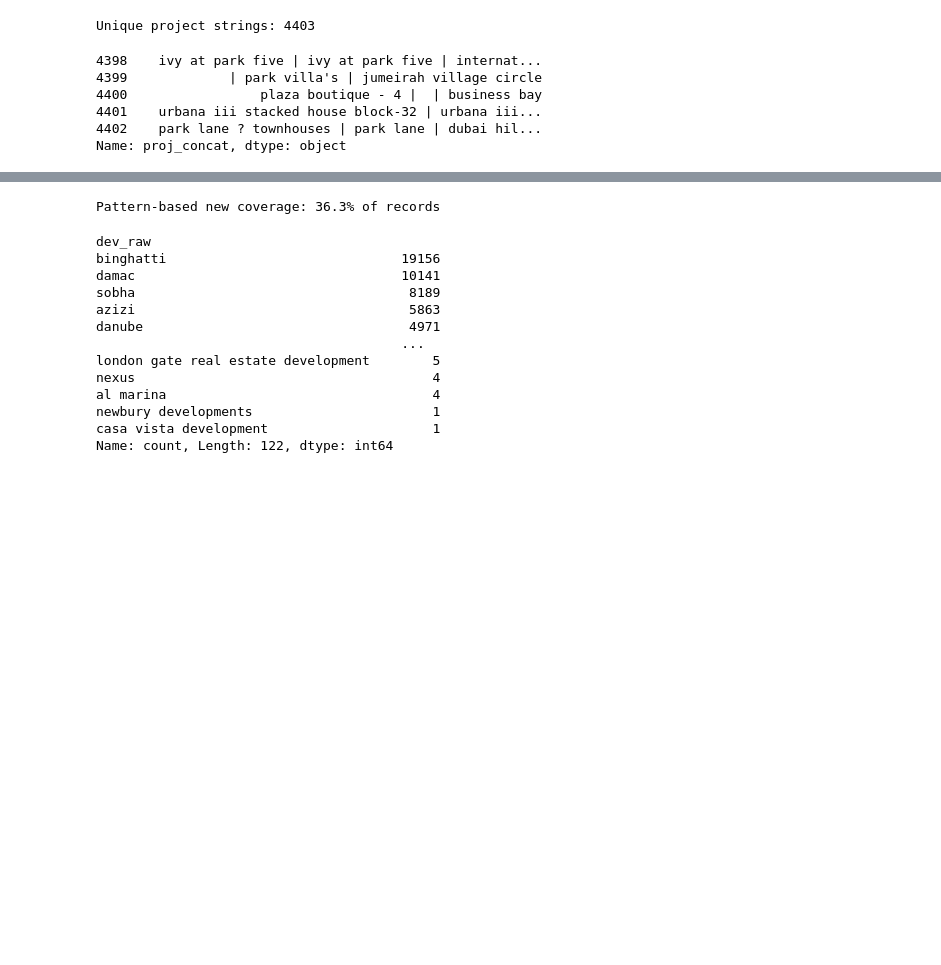
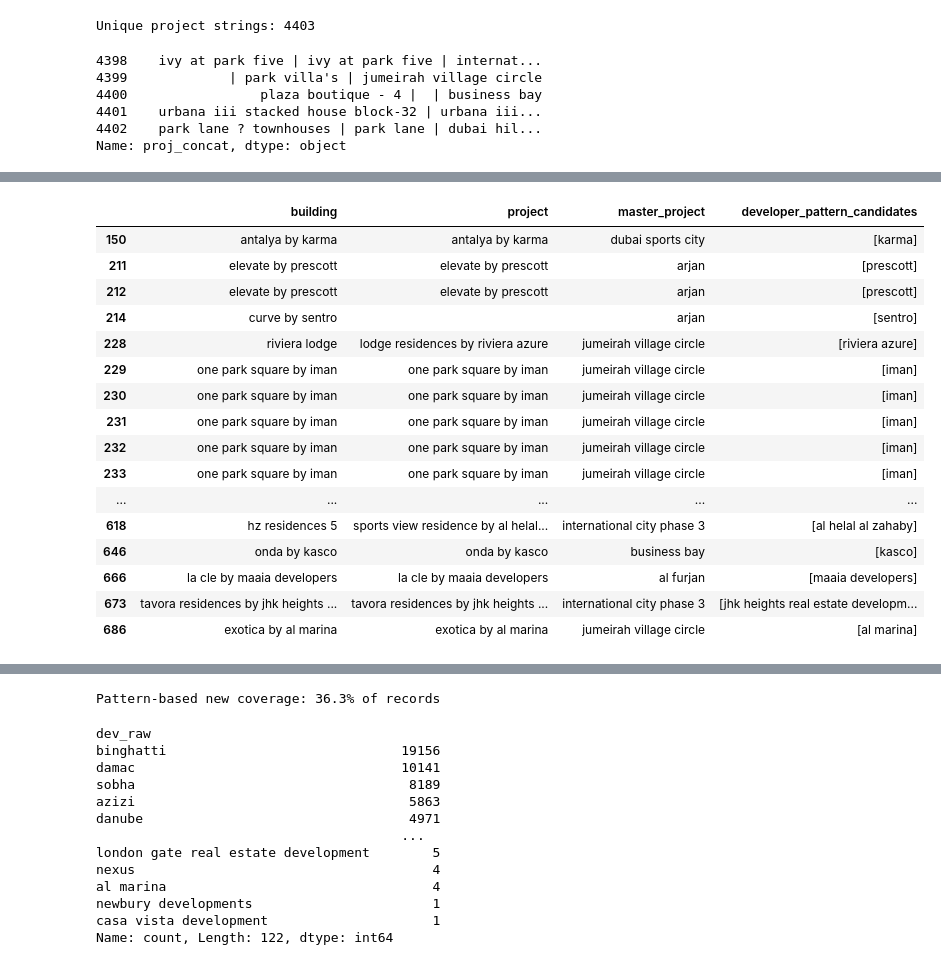
Before and after one commit to DandeLC/Dubai-Real-Estate-Price-Analysis, a Jupyter notebook: notebooks/1.2. Extracting Developer.ipynb, the cells around one changed output, grey strips where cells are left out. Saved outputs shown, nothing was run; the diff lists cells and outputs as text; code cells hidden in the pictures; blank space fills up the shorter version.

```diff
--- a/notebooks/1.2. Extracting Developer.ipynb
+++ b/notebooks/1.2. Extracting Developer.ipynb
@@ -186,0 +419,32 @@ Exact-match coverage: 29.1% of records
+# %%
+new_pattern_single = df_dev[
+    df_dev['developer_exact'].isna()
+    & df_dev['developer_pattern_candidates'].str.len().eq(1)
+].copy()
+
+new_pattern_single[
+    [
+        'building',
+        'project',
+        'master_project',
+        'developer_pattern_candidates'
+    ]
+].head(50)
+# %% [output]
+|  | building | project | master_project | developer_pattern_candidates |
+| 150 | antalya by karma | antalya by karma | dubai sports city | [karma] |
+| 211 | elevate by prescott | elevate by prescott | arjan | [prescott] |
+| 212 | elevate by prescott | elevate by prescott | arjan | [prescott] |
+| 214 | curve by sentro |  | arjan | [sentro] |
+| 228 | riviera lodge | lodge residences by riviera azure | jumeirah village circle | [riviera azure] |
+| 229 | one park square by iman | one park square by iman | jumeirah village circle | [iman] |
+| 230 | one park square by iman | one park square by iman | jumeirah village circle | [iman] |
+| 231 | one park square by iman | one park square by iman | jumeirah village circle | [iman] |
+| 232 | one park square by iman | one park square by iman | jumeirah village circle | [iman] |
+| 233 | one park square by iman | one park square by iman | jumeirah village circle | [iman] |
+| ... | ... | ... | ... | ... |
+| 618 | hz residences 5 | sports view residence by al helal... | international city phase 3 | [al helal al zahaby] |
+| 646 | onda by kasco | onda by kasco | business bay | [kasco] |
+| 666 | la cle by maaia developers | la cle by maaia developers | al furjan | [maaia developers] |
+| 673 | tavora residences by jhk heights ... | tavora residences by jhk heights ... | international city phase 3 | [jhk heights real estate developm... |
+| 686 | exotica by al marina | exotica by al marina | jumeirah village circle | [al marina] |
```
Also changed, not shown: parts of 61 cells of this notebook.
